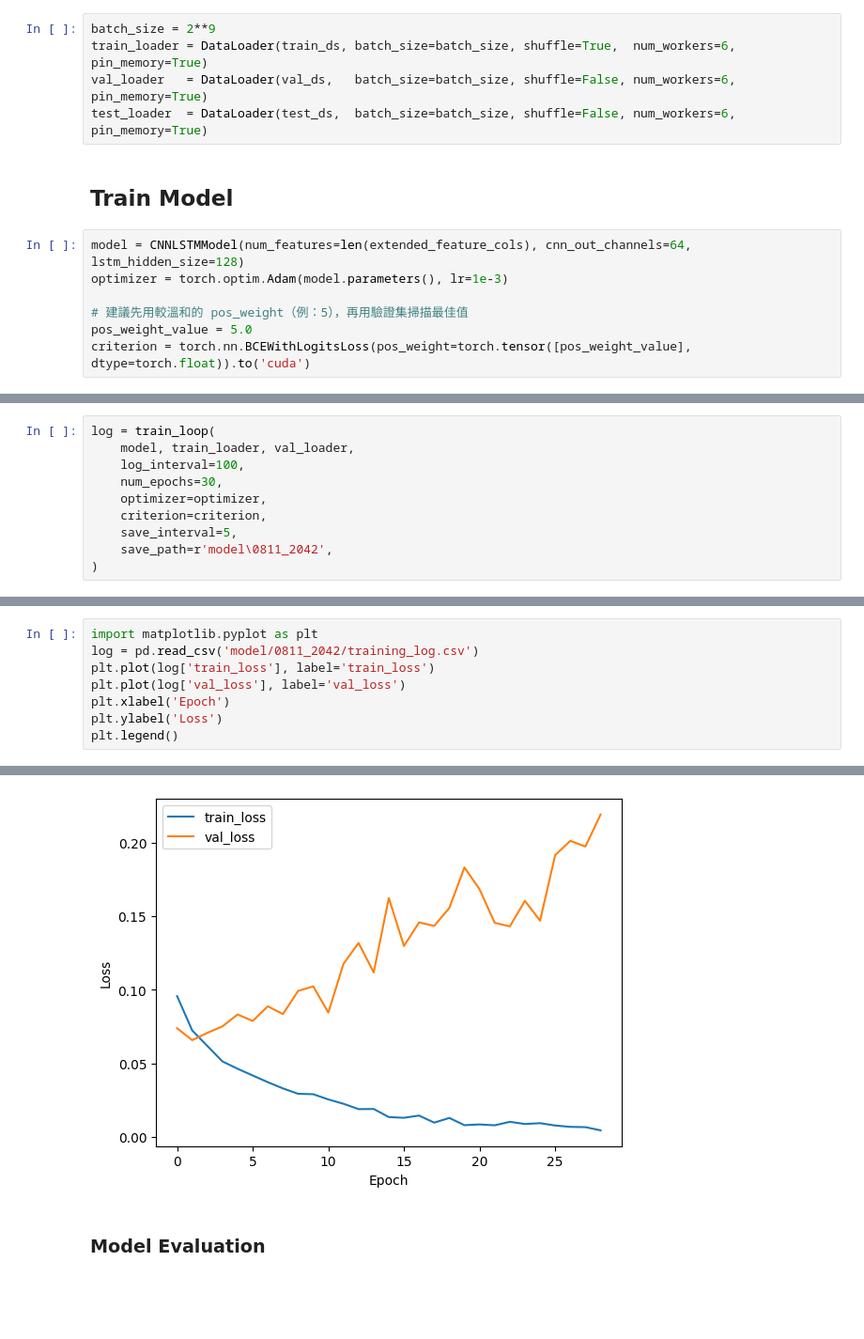
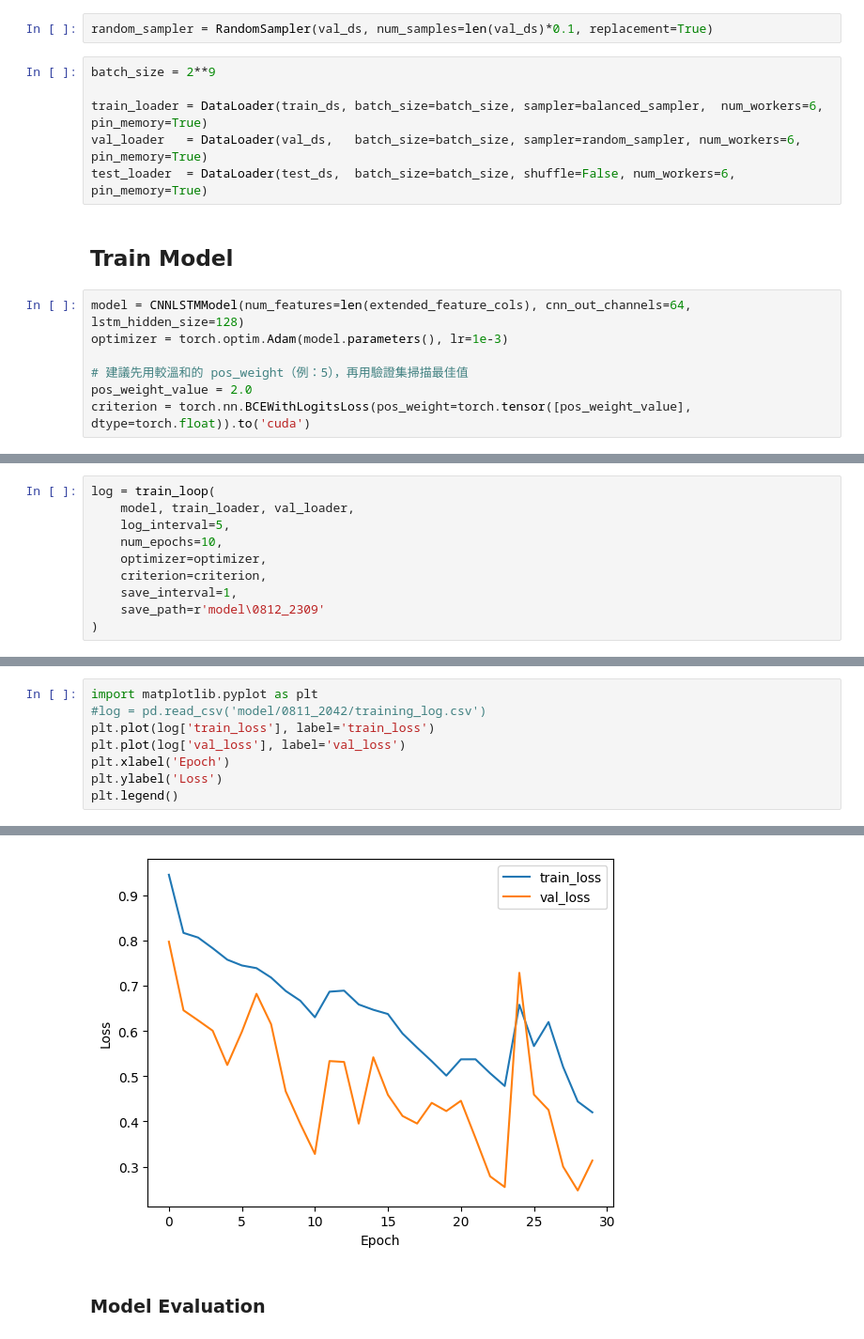
Before and after one commit to libao3128/predictive_maintenance, a Jupyter notebook: train_model_local.ipynb, the cells around one changed output, grey strips where cells are left out. Shown at 94% size. Drawn from its saved outputs; the diff is of its cells as text; blank space fills up the shorter version.

```diff
--- a/train_model_local.ipynb
+++ b/train_model_local.ipynb
@@ -167,7 +271,10 @@ pd.value_counts(train_ds.y.numpy()), pd.value_counts(val_ds.y.numpy()), pd.value
+# %%
+random_sampler = RandomSampler(val_ds, num_samples=len(val_ds)*0.1, replacement=True)
 # %%
 batch_size = 2**9
-train_loader = DataLoader(train_ds, batch_size=batch_size, shuffle=True,  num_workers=6, pin_memory=True)
-val_loader   = DataLoader(val_ds,   batch_size=batch_size, shuffle=False, num_workers=6, pin_memory=True)
+
+train_loader = DataLoader(train_ds, batch_size=batch_size, sampler=balanced_sampler,  num_workers=6, pin_memory=True)
+val_loader   = DataLoader(val_ds,   batch_size=batch_size, sampler=random_sampler, num_workers=6, pin_memory=True)
 test_loader  = DataLoader(test_ds,  batch_size=batch_size, shuffle=False, num_workers=6, pin_memory=True)
 # %% [markdown]
 ## Train Model
@@ -176,5 +283,5 @@ model = CNNLSTMModel(num_features=len(extended_feature_cols), cnn_out_channels=6
 optimizer = torch.optim.Adam(model.parameters(), lr=1e-3)
 
 # 建議先用較溫和的 pos_weight（例：5），再用驗證集掃描最佳值
-pos_weight_value = 5.0
+pos_weight_value = 2.0
 criterion = torch.nn.BCEWithLogitsLoss(pos_weight=torch.tensor([pos_weight_value], dtype=torch.float)).to('cuda')
@@ -181,12 +290,12 @@ criterion = torch.nn.BCEWithLogitsLoss(pos_weight=torch.tensor([pos_weight_value
 # %%
 log = train_loop(
     model, train_loader, val_loader,
-    log_interval=100,
-    num_epochs=30,
+    log_interval=5,
+    num_epochs=10,
     optimizer=optimizer,
     criterion=criterion,
-    save_interval=5,
-    save_path=r'model\0811_2042',
+    save_interval=1,
+    save_path=r'model\0812_2309'
 )
 # %% [output]
 Model moved to cuda
@@ -210,14 +318,14 @@ KeyboardInterrupt:
 # %%
 import matplotlib.pyplot as plt
-log = pd.read_csv('model/0811_2042/training_log.csv')
+#log = pd.read_csv('model/0811_2042/training_log.csv')
 plt.plot(log['train_loss'], label='train_loss')
 plt.plot(log['val_loss'], label='val_loss')
 plt.xlabel('Epoch')
 plt.ylabel('Loss')
 plt.legend()
 # %% [output]
 <matplotlib.legend.Legend at 0x...>
-[figure, old version]
+[figure, new version]
 # %% [markdown]
 ### Model Evaluation
 # %%
```
Also changed, not shown: parts of 46 cells of this notebook, 32 other files.
